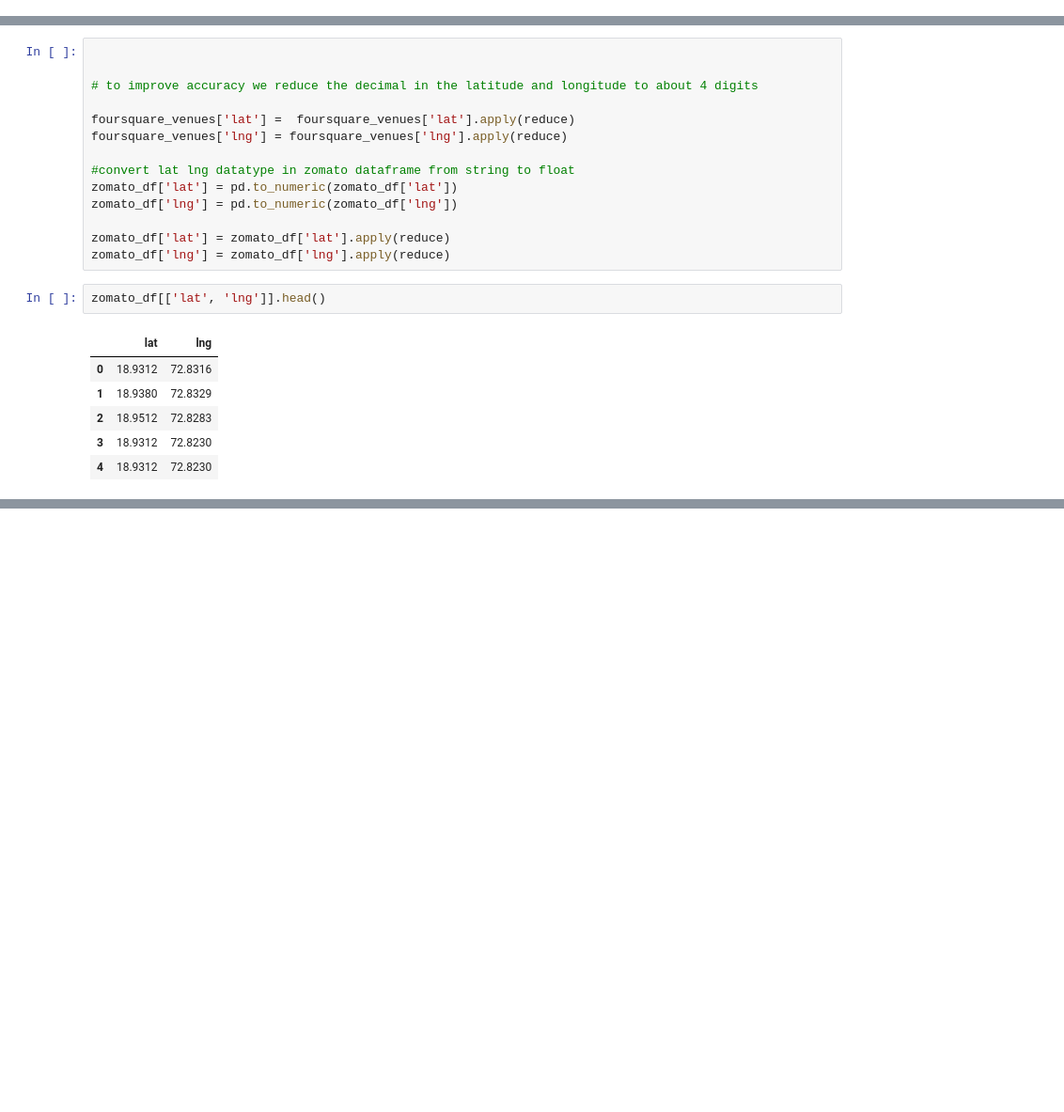
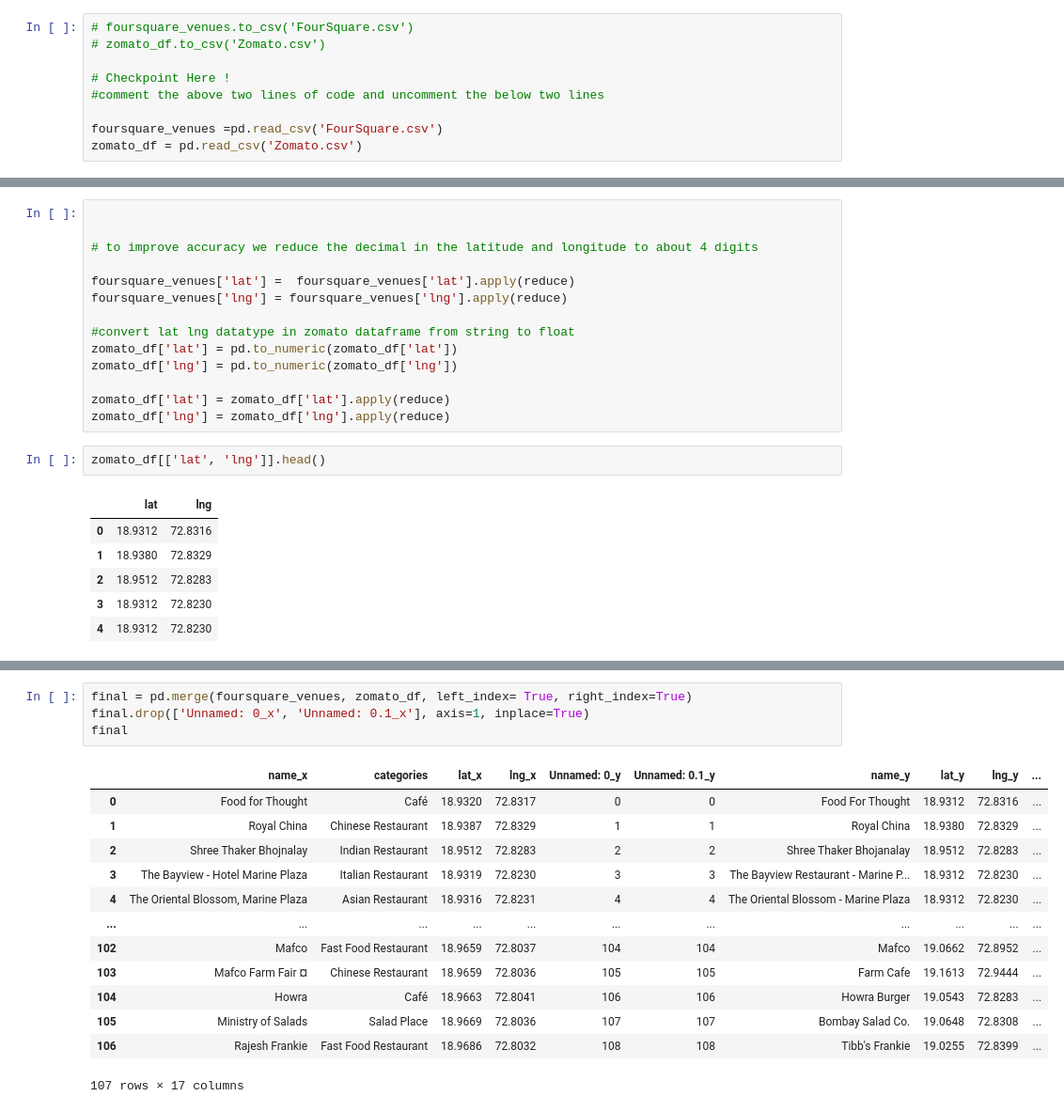
Before and after one commit to joelmatt/Coursera_Capstone, a Jupyter notebook: Capstone_Finale.ipynb, the cells around one changed output, grey strips where cells are left out. Shown: that part at 94% size. Drawn from its saved outputs; the diff is of its cells as text; blank space fills up the shorter version.

```diff
--- a/Capstone_Finale.ipynb
+++ b/Capstone_Finale.ipynb
@@ -230,3 +242,12 @@ Indexes [24, 42] are removed from both dataframes
+# %%
+# foursquare_venues.to_csv('FourSquare.csv')
+# zomato_df.to_csv('Zomato.csv')
+
+# Checkpoint Here !
+#comment the above two lines of code and uncomment the below two lines
+
+foursquare_venues =pd.read_csv('FourSquare.csv')
+zomato_df = pd.read_csv('Zomato.csv')
 # %% [markdown]
 Now the next processing task is to merge both the dataframes as one thereby dealing with one common dataframes. But Merging two dataframes effectively and accurately required one or more common columns between the data frames.
 Initially, Let us try mapping both the zomato and foursquare data onto a map and see how close the overlapping is.
@@ -320,0 +351,18 @@ __Here we can observe that reducing the digits after decimal point in
+# %%
+final = pd.merge(foursquare_venues, zomato_df, left_index= True, right_index=True)
+final.drop(['Unnamed: 0_x', 'Unnamed: 0.1_x'], axis=1, inplace=True)
+final
+# %% [output]
+|  | name_x | categories | lat_x | lng_x | Unnamed: 0_y | Unnamed: 0.1_y | name_y | lat_y | lng_y | ... |
+| 0 | Food for Thought | Café | 18.9320 | 72.8317 | 0 | 0 | Food For Thought | 18.9312 | 72.8316 | ... |
+| 1 | Royal China | Chinese Restaurant | 18.9387 | 72.8329 | 1 | 1 | Royal China | 18.9380 | 72.8329 | ... |
+| 2 | Shree Thaker Bhojnalay | Indian Restaurant | 18.9512 | 72.8283 | 2 | 2 | Shree Thaker Bhojanalay | 18.9512 | 72.8283 | ... |
+| 3 | The Bayview - Hotel Marine Plaza | Italian Restaurant | 18.9319 | 72.8230 | 3 | 3 | The Bayview Restaurant - Marine P... | 18.9312 | 72.8230 | ... |
+| 4 | The Oriental Blossom, Marine Plaza | Asian Restaurant | 18.9316 | 72.8231 | 4 | 4 | The Oriental Blossom - Marine Plaza | 18.9312 | 72.8230 | ... |
+| ... | ... | ... | ... | ... | ... | ... | ... | ... | ... | ... |
+| 102 | Mafco | Fast Food Restaurant | 18.9659 | 72.8037 | 104 | 104 | Mafco | 19.0662 | 72.8952 | ... |
+| 103 | Mafco Farm Fair ¤ | Chinese Restaurant | 18.9659 | 72.8036 | 105 | 105 | Farm Cafe | 19.1613 | 72.9444 | ... |
+| 104 | Howra | Café | 18.9663 | 72.8041 | 106 | 106 | Howra Burger | 19.0543 | 72.8283 | ... |
+| 105 | Ministry of Salads | Salad Place | 18.9669 | 72.8036 | 107 | 107 | Bombay Salad Co. | 19.0648 | 72.8308 | ... |
+| 106 | Rajesh Frankie | Fast Food Restaurant | 18.9686 | 72.8032 | 108 | 108 | Tibb's Frankie | 19.0255 | 72.8399 | ... |
+107 rows × 17 columns
```
Also changed, not shown: parts of 20 cells of this notebook.
